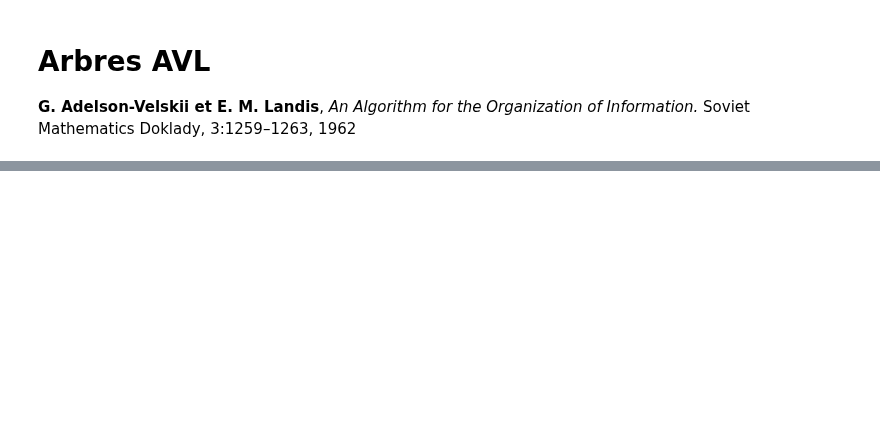
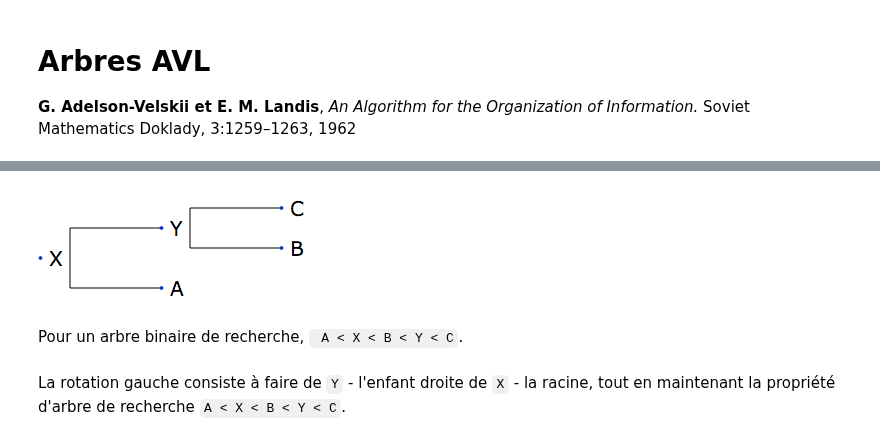
Before and after one commit to ocuisenaire/ASD1-notebooks, a Jupyter notebook: 5 - Arbres/B - Arbres AVL.ipynb, the cells around one changed output, grey strips where cells are left out. Cells and saved outputs as stored; diff of their text form; code cells hidden in the pictures; blank space fills up the shorter version.

```diff
--- a/5 - Arbres/B - Arbres AVL.ipynb
+++ b/5 - Arbres/B - Arbres AVL.ipynb
@@ -112,0 +63,11 @@ h.afficher_arbre_binaire(R)
+# %%
+R = X = Node('X');
+A = X.gauche = Node('A'); Y = X.droite = Node('Y');
+B = Y.gauche = Node('B'); C = Y.droite = Node('C')
+import include.helpers as h; h.afficher_arbre_binaire(X)
+# %% [output]
+[figure, added]
+# %% [markdown]
+Pour un arbre binaire de recherche, ` A < X < B < Y < C`.
+# %% [markdown]
+La rotation gauche consiste à faire de `Y` - l'enfant droite de `X` - la racine, tout en maintenant la propriété d'arbre de recherche `A < X < B < Y < C`.
```
Also changed, not shown: parts of 94 cells of this notebook, 2 other files.
